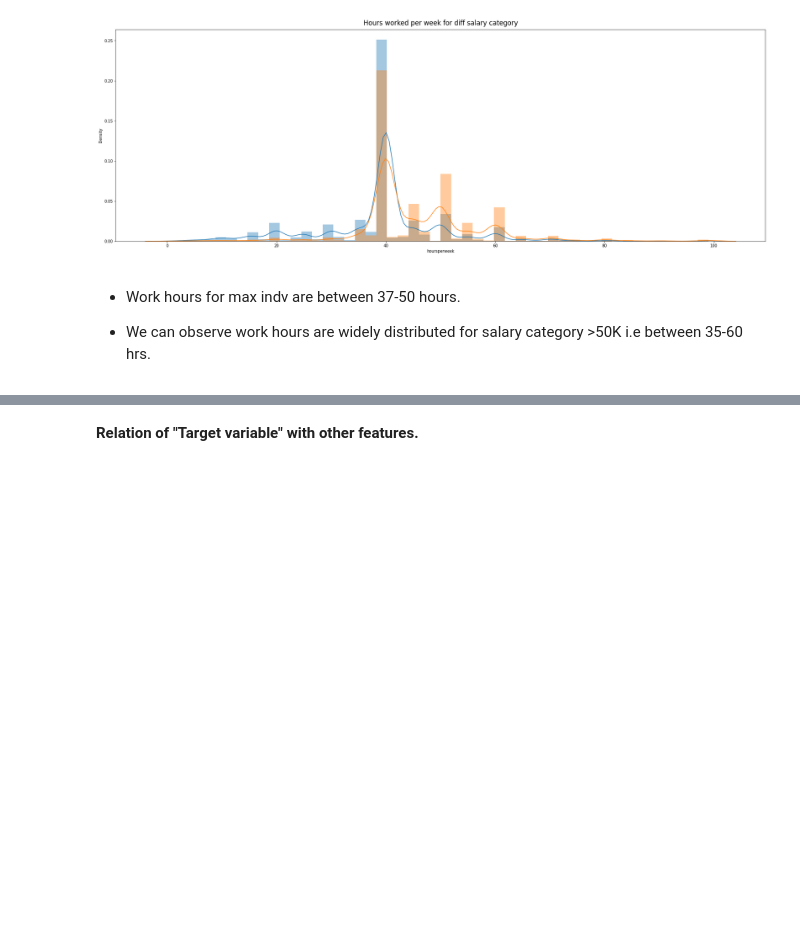
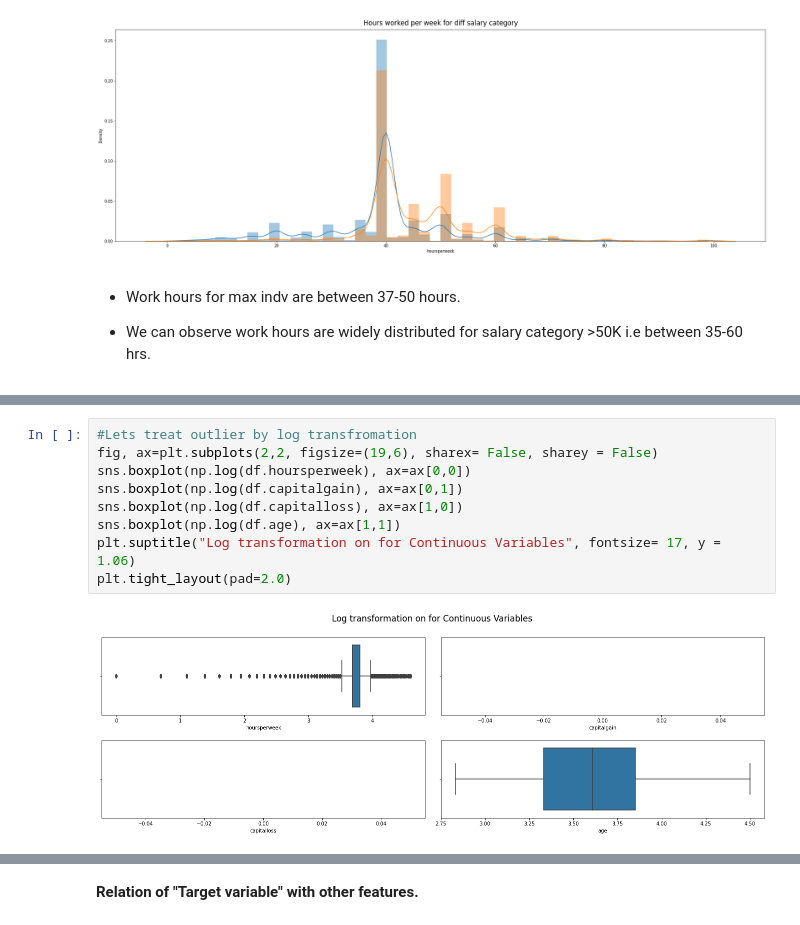
Before and after one commit to manasik29/Support_Vector_Machines, a Jupyter notebook: SVM_Salary_data.ipynb, the cells around one changed output, grey strips where cells are left out. Drawn from its saved outputs; the diff is of its cells as text; blank space fills up the shorter version.

```diff
--- a/SVM_Salary_data.ipynb
+++ b/SVM_Salary_data.ipynb
@@ -373,0 +385,11 @@ Text(0.5, 1.01, 'Hours worked per week for diff salary category')
+# %%
+#Lets treat outlier by log transfromation
+fig, ax=plt.subplots(2,2, figsize=(19,6), sharex= False, sharey = False)
+sns.boxplot(np.log(df.hoursperweek), ax=ax[0,0])
+sns.boxplot(np.log(df.capitalgain), ax=ax[0,1])
+sns.boxplot(np.log(df.capitalloss), ax=ax[1,0])
+sns.boxplot(np.log(df.age), ax=ax[1,1])
+plt.suptitle("Log transformation on for Continuous Variables", fontsize= 17, y = 1.06)
+plt.tight_layout(pad=2.0)
+# %% [output]
+[figure, added]
```
Also changed, not shown: parts of 22 cells of this notebook.
